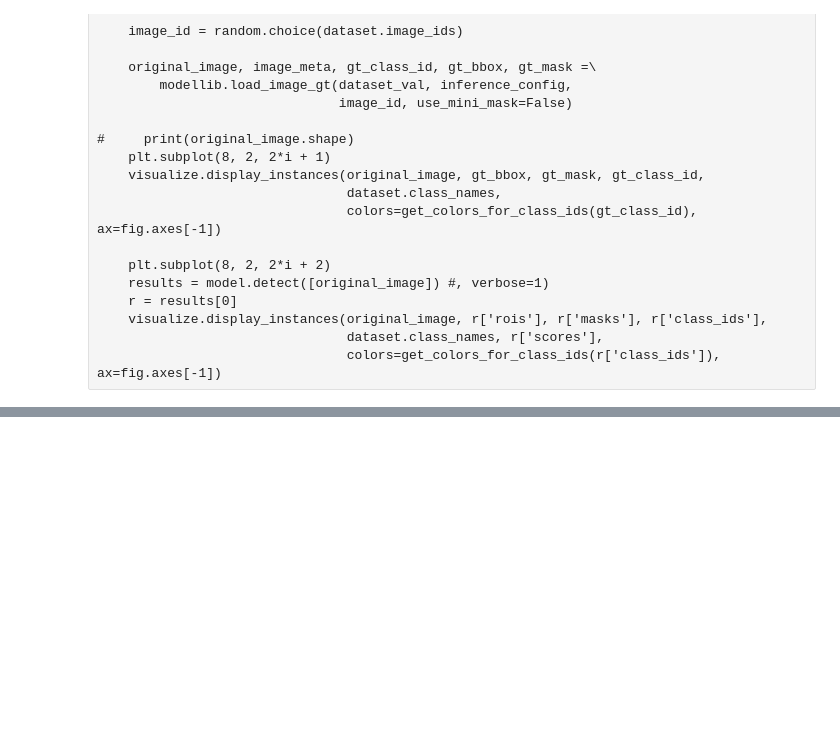
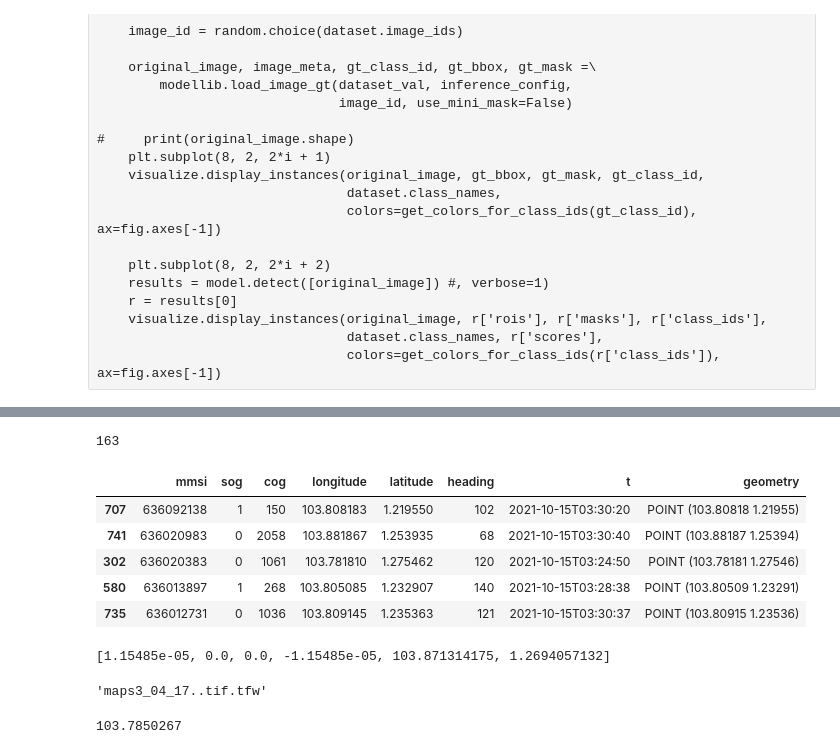
Before and after one commit to Raman-RISE/ELSA, a Jupyter notebook: Mask_RCNN_local.ipynb, the cells around one changed output, grey strips where cells are left out. Drawn from its saved outputs; the diff is of its cells as text; code cells hidden in the pictures; blank space fills up the shorter version.

```diff
--- a/Mask_RCNN_local.ipynb
+++ b/Mask_RCNN_local.ipynb
@@ -507,0 +585,40 @@ visualize_test2("MicrosoftTeams-image.jpg")
+# %%
+dfItem = pandas.DataFrame.from_records(position_reports)
+#dfItem = dfItem.groupby("mmsi").last()
+
+df = dfItem.sort_values(['mmsi', 't'], ascending=False)
+# this will return unique by column 'type' rows indexes
+idx = df['mmsi'].drop_duplicates().index
+#this will return filtered df
+dfItem = df.loc[idx,:]
+len(dfItem)
+# %% [output]
+163
+# %%
+gdf = gpd.GeoDataFrame(
+    dfItem, geometry=gpd.points_from_xy(dfItem.longitude, dfItem.latitude)
+)
+gdf.head()
+# %% [output]
+|  | mmsi | sog | cog | longitude | latitude | heading | t | geometry |
+| 707 | 636092138 | 1 | 150 | 103.808183 | 1.219550 | 102 | 2021-10-15T03:30:20 | POINT (103.80818 1.21955) |
+| 741 | 636020983 | 0 | 2058 | 103.881867 | 1.253935 | 68 | 2021-10-15T03:30:40 | POINT (103.88187 1.25394) |
+| 302 | 636020383 | 0 | 1061 | 103.781810 | 1.275462 | 120 | 2021-10-15T03:24:50 | POINT (103.78181 1.27546) |
+| 580 | 636013897 | 1 | 268 | 103.805085 | 1.232907 | 140 | 2021-10-15T03:28:38 | POINT (103.80509 1.23291) |
+| 735 | 636012731 | 0 | 1036 | 103.809145 | 1.235363 | 121 | 2021-10-15T03:30:37 | POINT (103.80915 1.23536) |
+# %%
+# Read tfw
+id = "maps3_04_17.tif.tfw"
+with open(os.path.join(test_dicom_dir, id), "r") as file1:
+    f_list = [float(line) for line in file1 if len(line.strip()) > 0]
+f_list
+# %% [output]
+[1.15485e-05, 0.0, 0.0, -1.15485e-05, 103.871314175, 1.2694057132]
+# %%
+"maps3_04_17.jpg"[:-3] + "tif.tfw"
+# %% [output]
+'maps3_04_17..tif.tfw'
+# %%
+dfItem.loc[0].longitude
+# %% [output]
+103.7850267
```
Also changed, not shown: parts of 15 cells of this notebook, 2 other files.
